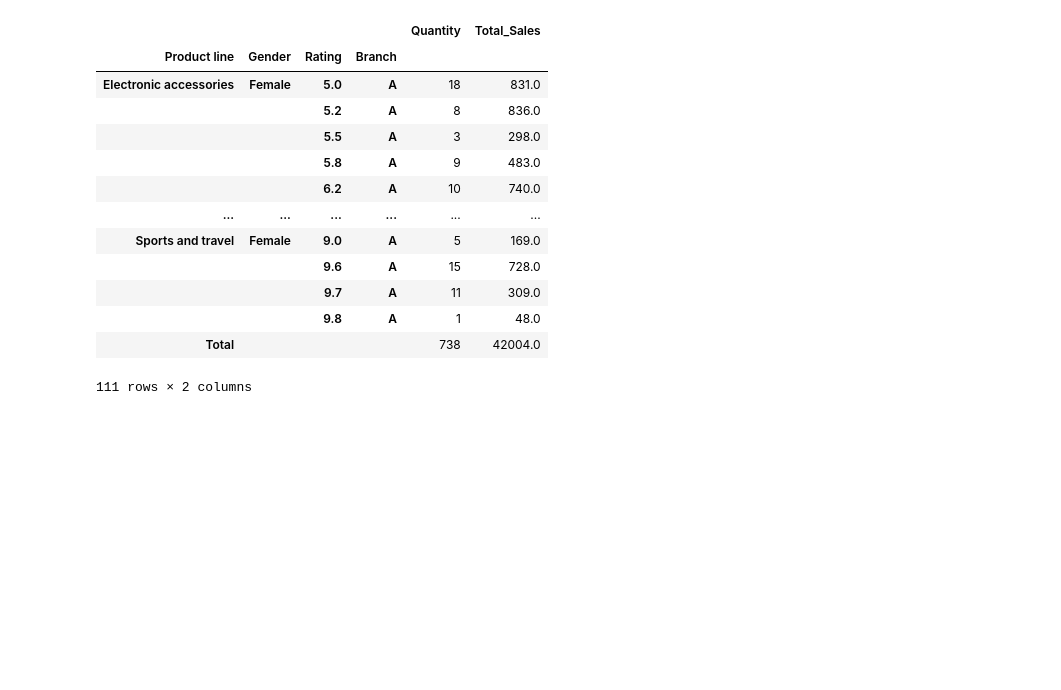
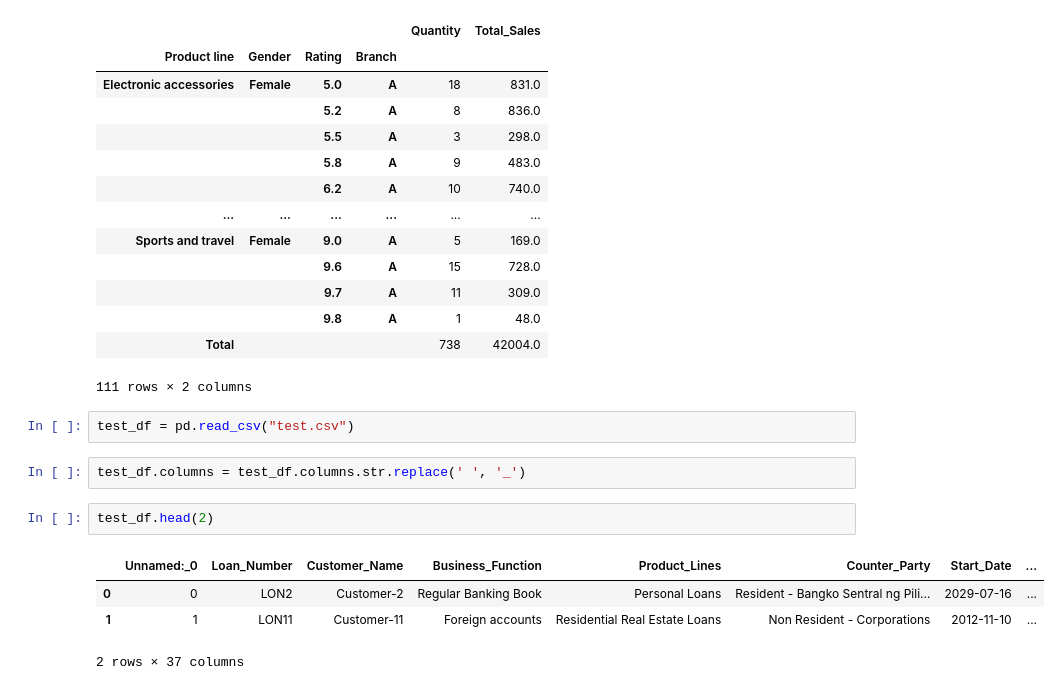
Before and after one commit to darshita2304/data_science_learning, a Jupyter notebook: Pandas Pivot table/pandas_pivot_table.ipynb, the cells around one changed output. Saved outputs shown, nothing was run; the diff lists cells and outputs as text; blank space fills up the shorter version.

```diff
--- a/Pandas Pivot table/pandas_pivot_table.ipynb
+++ b/Pandas Pivot table/pandas_pivot_table.ipynb
@@ -298,3 +301,14 @@ margins_name='Total').round()
 |  |  | 9.8 | A | 1 | 48.0 |
 | Total |  |  |  | 738 | 42004.0 |
 111 rows × 2 columns
+# %%
+test_df = pd.read_csv("test.csv")
+# %%
+test_df.columns = test_df.columns.str.replace(' ', '_')
+# %%
+test_df.head(2)
+# %% [output]
+|  | Unnamed:_0 | Loan_Number | Customer_Name | Business_Function | Product_Lines | Counter_Party | Start_Date | ... |
+| 0 | 0 | LON2 | Customer-2 | Regular Banking Book | Personal Loans | Resident - Bangko Sentral ng Pili... | 2029-07-16 | ... |
+| 1 | 1 | LON11 | Customer-11 | Foreign accounts | Residential Real Estate Loans | Non Resident - Corporations | 2012-11-10 | ... |
+2 rows × 37 columns
```
Also changed, not shown: parts of 5 cells of this notebook, 5 other files.
